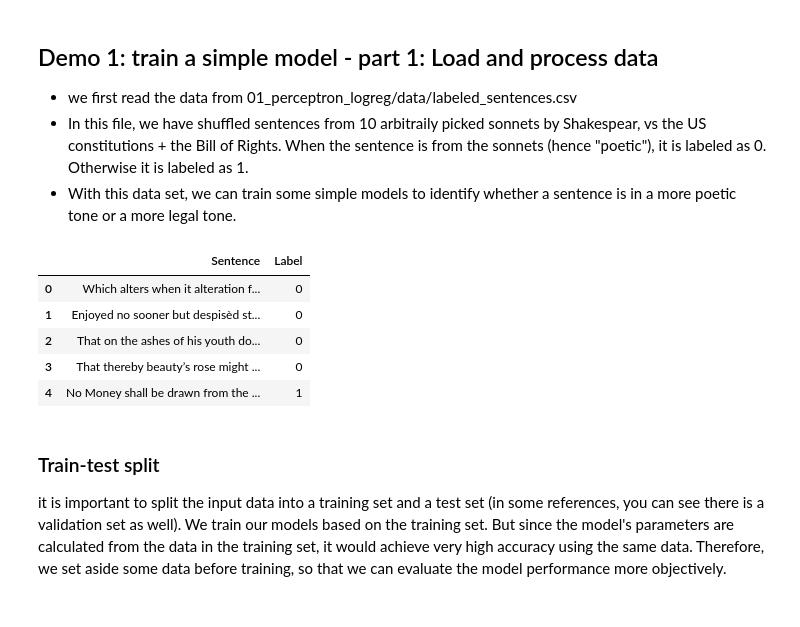
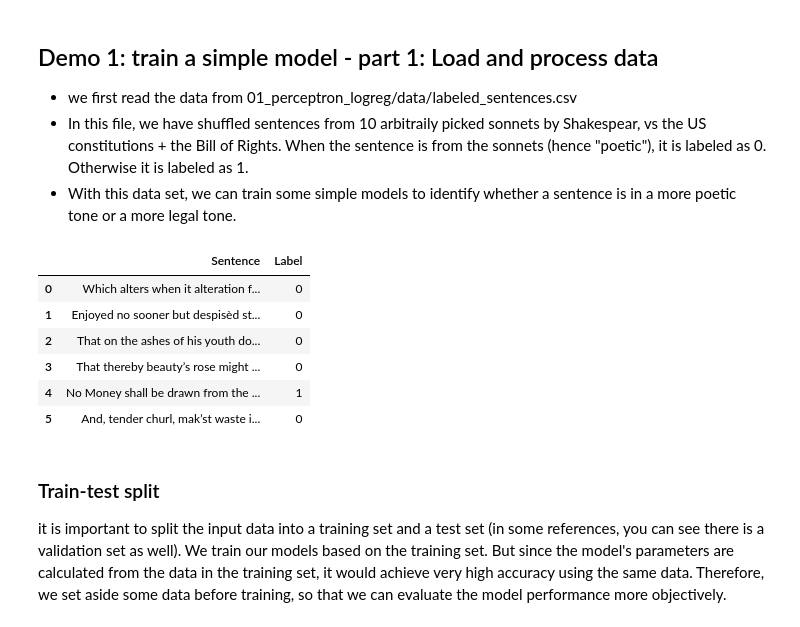
Before and after one commit to WeihaoGe1009/ai-history-for-ip-scholars, a Jupyter notebook: 01_perceptron_logreg_naive_bayes/01_perceptron_logreg_naivebayes.ipynb, the cells around one changed output. Saved outputs shown, nothing was run; the diff lists cells and outputs as text; code cells hidden in the pictures.

```diff
--- a/01_perceptron_logreg_naive_bayes/01_perceptron_logreg_naivebayes.ipynb
+++ b/01_perceptron_logreg_naive_bayes/01_perceptron_logreg_naivebayes.ipynb
@@ -80,15 +80,18 @@ os.system(f"wget -q '{input_file_url}' -O {input_file}")
 
 df_data = pd.read_csv(input_file)
 # %%
-#@title let's take a look at the first 5 lines of the input data {display-mode: "form"}
-df_data.head(5)
+#@title let's pause and take a look at the first 5 lines of the input data {display-mode: "form"}
+#@markdown ### How many numbers of line would you like to preview?
+lines = 6 #@param {type:"integer"}
+df_data.head(lines)
 # %% [output]
 |  | Sentence | Label |
 | 0 | Which alters when it alteration f... | 0 |
 | 1 | Enjoyed no sooner but despisèd st... | 0 |
 | 2 | That on the ashes of his youth do... | 0 |
 | 3 | That thereby beauty’s rose might ... | 0 |
 | 4 | No Money shall be drawn from the ... | 1 |
+| 5 | And, tender churl, mak’st waste i... | 0 |
 # %% [markdown]
 ### Train-test split
 it is important to split the input data into a training set and a test set (in some references, you can see there is a validation set as well). We train our models based on the training set. But since the model's parameters are calculated from the data in the training set, it would achieve very high accuracy using the same data. Therefore, we set aside some data before training, so that we can evaluate the model performance more objectively.
```
Also changed, not shown: parts of 12 cells of this notebook.
